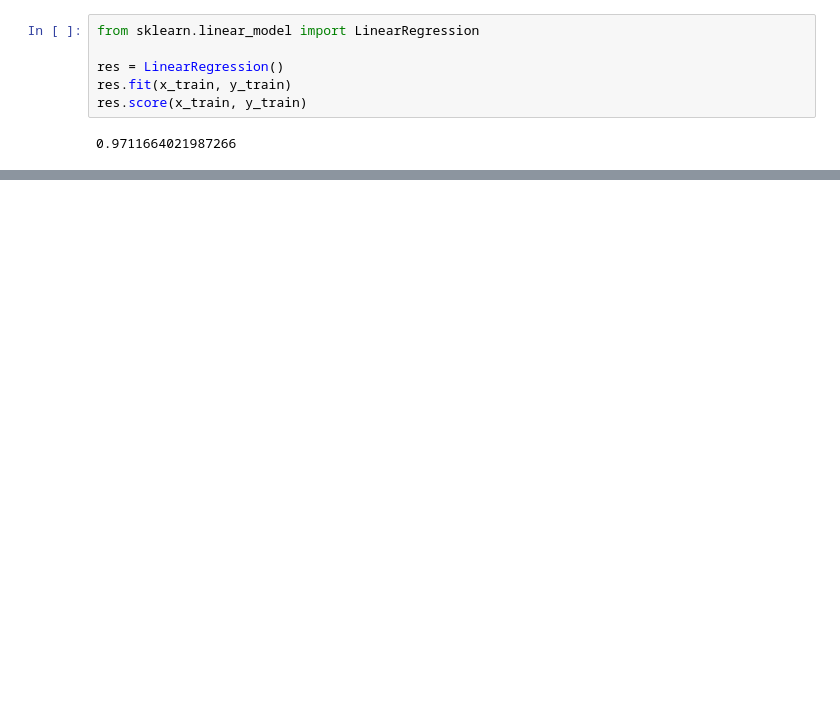
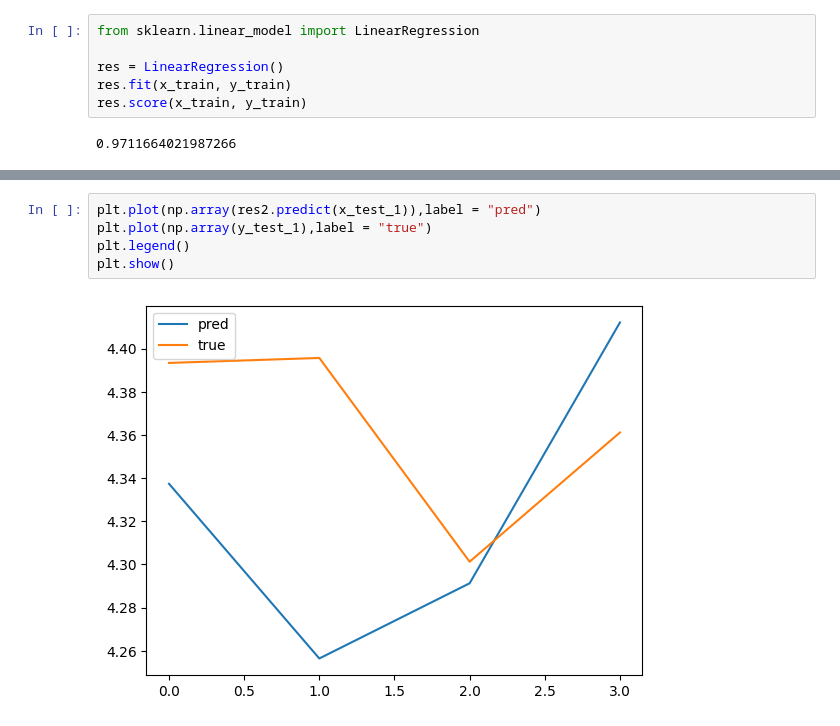
Before and after one commit to tommya98/2023FALL_Assignment, a Jupyter notebook: HW1/HW1_2.ipynb, the cells around one changed output, grey strips where cells are left out. Cells and saved outputs as stored; diff of their text form; blank space fills up the shorter version.

```diff
--- a/HW1/HW1_2.ipynb
+++ b/HW1/HW1_2.ipynb
@@ -97,0 +127,7 @@ plt.show()
+# %%
+plt.plot(np.array(res2.predict(x_test_1)),label = "pred")
+plt.plot(np.array(y_test_1),label = "true")
+plt.legend()
+plt.show()
+# %% [output]
+[figure, added]
```
Also changed, not shown: parts of 20 cells of this notebook.
